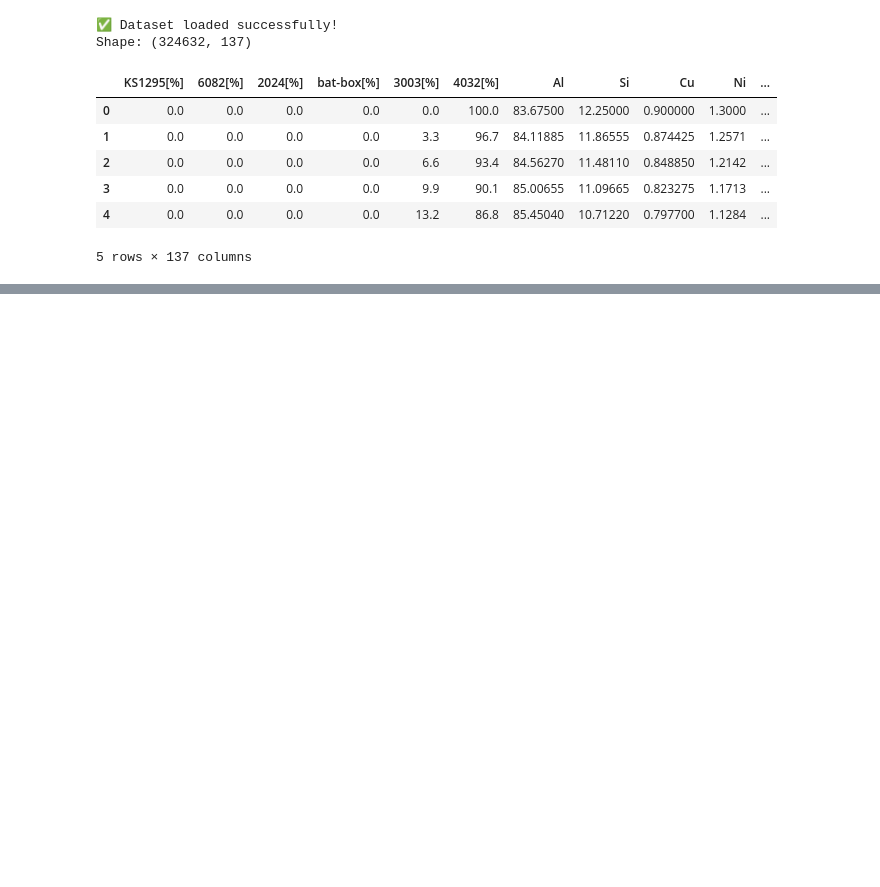
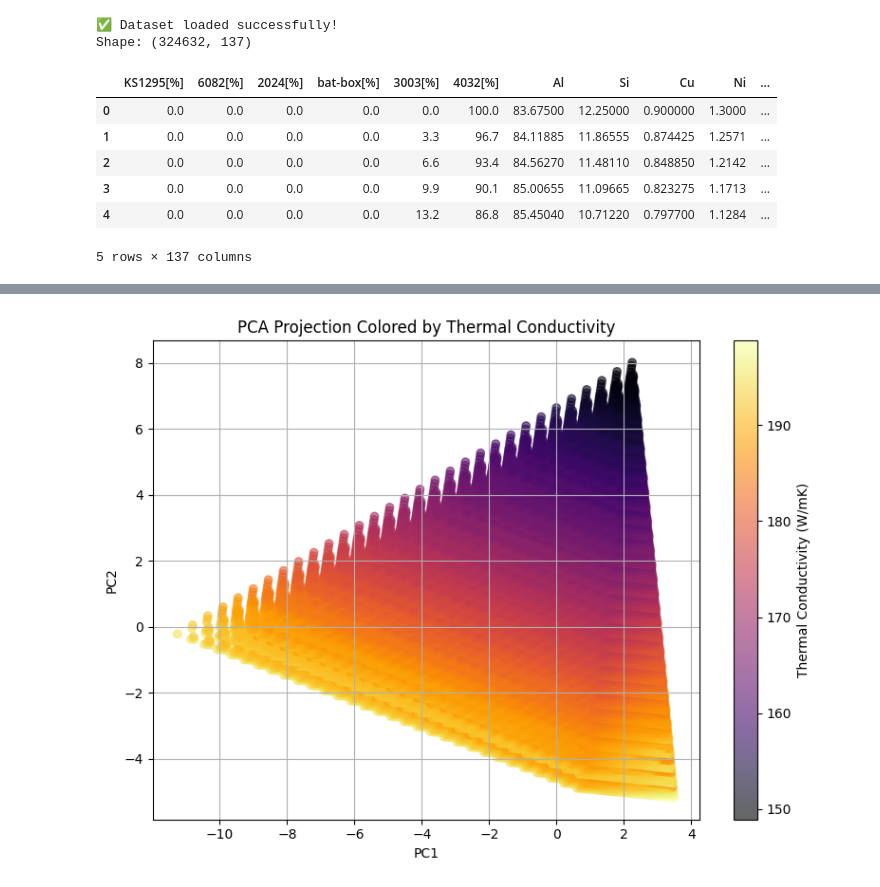
Before and after one commit to warrmu01/2025-IEEE_SciVis-Contest-Mughees, a Jupyter notebook: notebooks/02_global_visualization.ipynb, the cells around one changed output, grey strips where cells are left out. Drawn from its saved outputs; the diff is of its cells as text; code cells hidden in the pictures; blank space fills up the shorter version.

```diff
--- a/notebooks/02_global_visualization.ipynb
+++ b/notebooks/02_global_visualization.ipynb
@@ -38,0 +76,17 @@ target_cols = ['YS(MPa)', 'CSC', 'Therm. conductivity(W/(mK))', 'Density(g/cm3)'
+# %%
+plt.figure(figsize=(8, 6))
+scatter = plt.scatter(
+    pca_df['PC1'], pca_df['PC2'],
+    c=pca_df['Therm.conductivity(W/(mK))'],
+    cmap='inferno',
+    alpha=0.6
+)
+plt.colorbar(scatter, label='Thermal Conductivity (W/mK)')
+plt.xlabel('PC1')
+plt.ylabel('PC2')
+plt.title('PCA Projection Colored by Thermal Conductivity')
+plt.grid(True)
+plt.tight_layout()
+plt.show()
+# %% [output]
+[figure, added]
```
Also changed, not shown: parts of 11 cells of this notebook.
